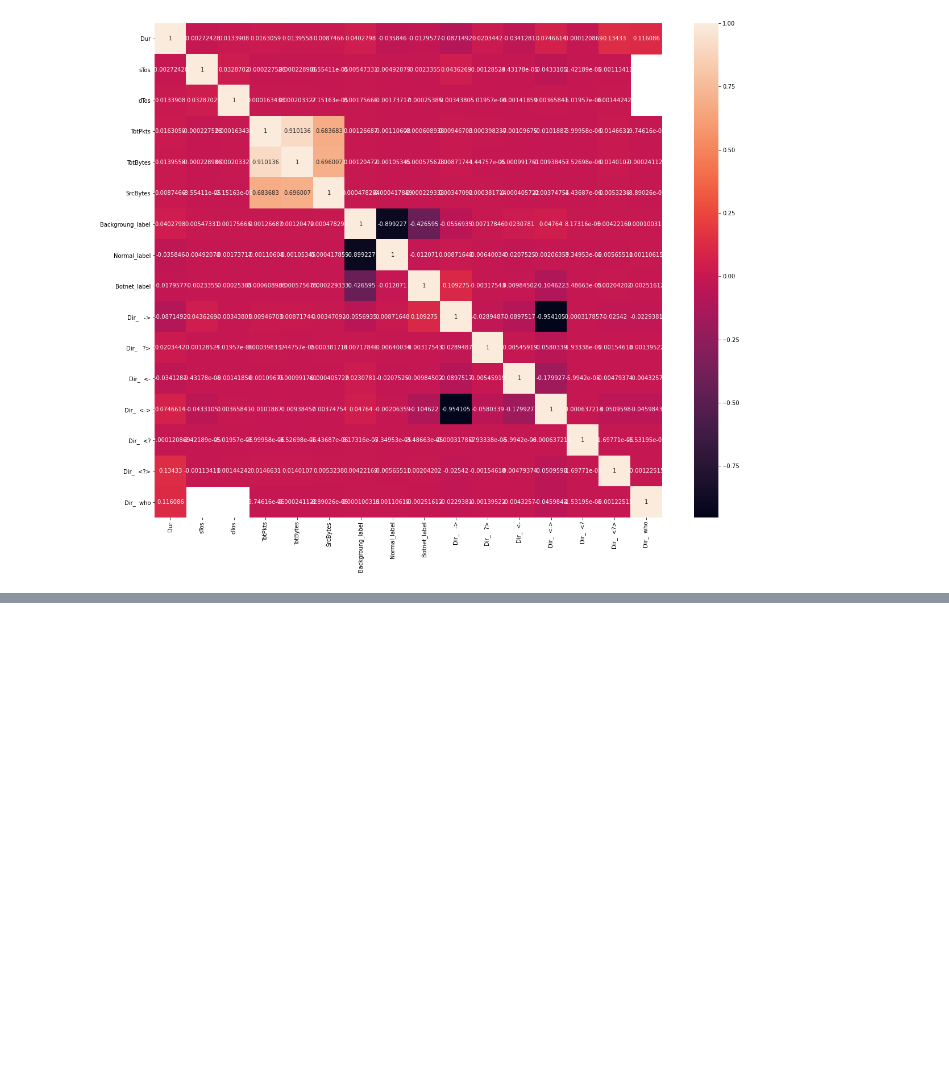
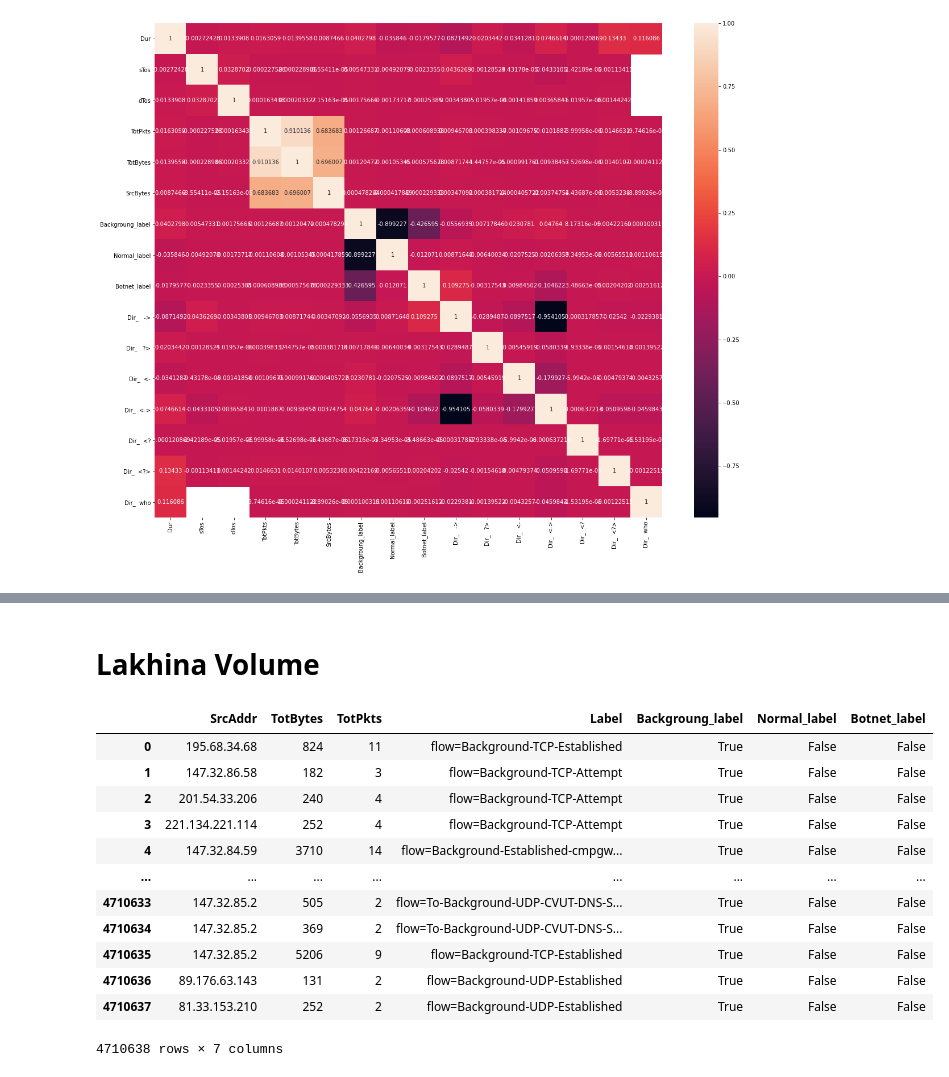
Before and after one commit to mgendr/CTU_13_Supervision_Des_Systemes, a Jupyter notebook: First Analysis.ipynb, the cells around one changed output, grey strips where cells are left out. Cells and saved outputs as stored; diff of their text form; code cells hidden in the pictures; blank space fills up the shorter version.

```diff
--- a/First Analysis.ipynb
+++ b/First Analysis.ipynb
@@ -362,0 +345,19 @@ df_for_Lakhina = df[["SrcAddr","TotBytes","Label","Backgroung_label","Normal_lab
+# %% [markdown]
+# Lakhina Volume
+# %%
+df_for_Lakhina = df[["SrcAddr","TotBytes","TotPkts","Label","Backgroung_label","Normal_label","Botnet_label"]]
+df_for_Lakhina
+# %% [output]
+|  | SrcAddr | TotBytes | TotPkts | Label | Backgroung_label | Normal_label | Botnet_label |
+| 0 | 195.68.34.68 | 824 | 11 | flow=Background-TCP-Established | True | False | False |
+| 1 | 147.32.86.58 | 182 | 3 | flow=Background-TCP-Attempt | True | False | False |
+| 2 | 201.54.33.206 | 240 | 4 | flow=Background-TCP-Attempt | True | False | False |
+| 3 | 221.134.221.114 | 252 | 4 | flow=Background-TCP-Attempt | True | False | False |
+| 4 | 147.32.84.59 | 3710 | 14 | flow=Background-Established-cmpgw... | True | False | False |
+| ... | ... | ... | ... | ... | ... | ... | ... |
+| 4710633 | 147.32.85.2 | 505 | 2 | flow=To-Background-UDP-CVUT-DNS-S... | True | False | False |
+| 4710634 | 147.32.85.2 | 369 | 2 | flow=To-Background-UDP-CVUT-DNS-S... | True | False | False |
+| 4710635 | 147.32.85.2 | 5206 | 9 | flow=Background-TCP-Established | True | False | False |
+| 4710636 | 89.176.63.143 | 131 | 2 | flow=Background-UDP-Established | True | False | False |
+| 4710637 | 81.33.153.210 | 252 | 2 | flow=Background-UDP-Established | True | False | False |
+4710638 rows × 7 columns
```
Also changed, not shown: parts of 33 cells of this notebook.
